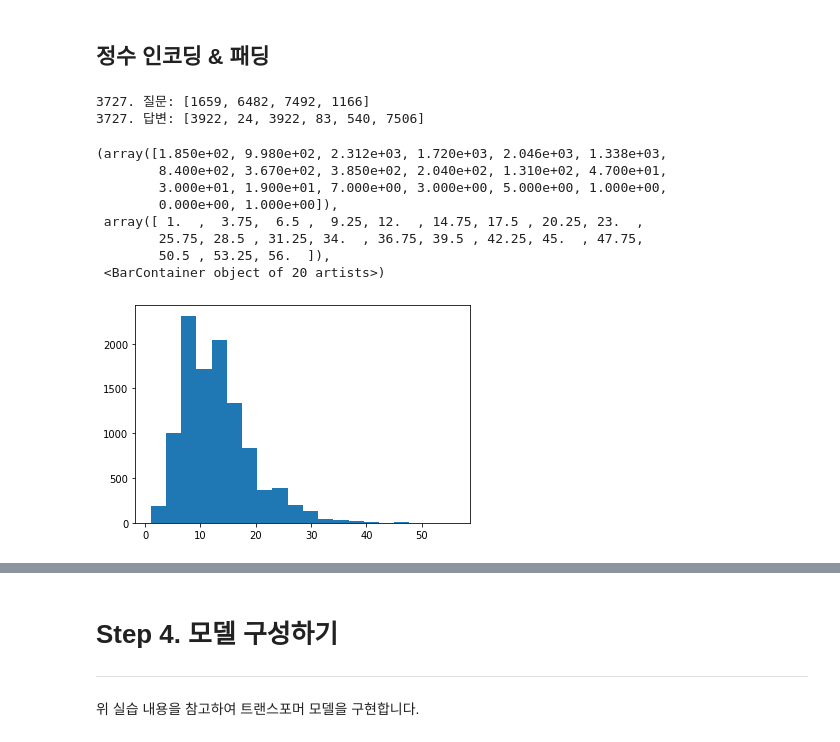
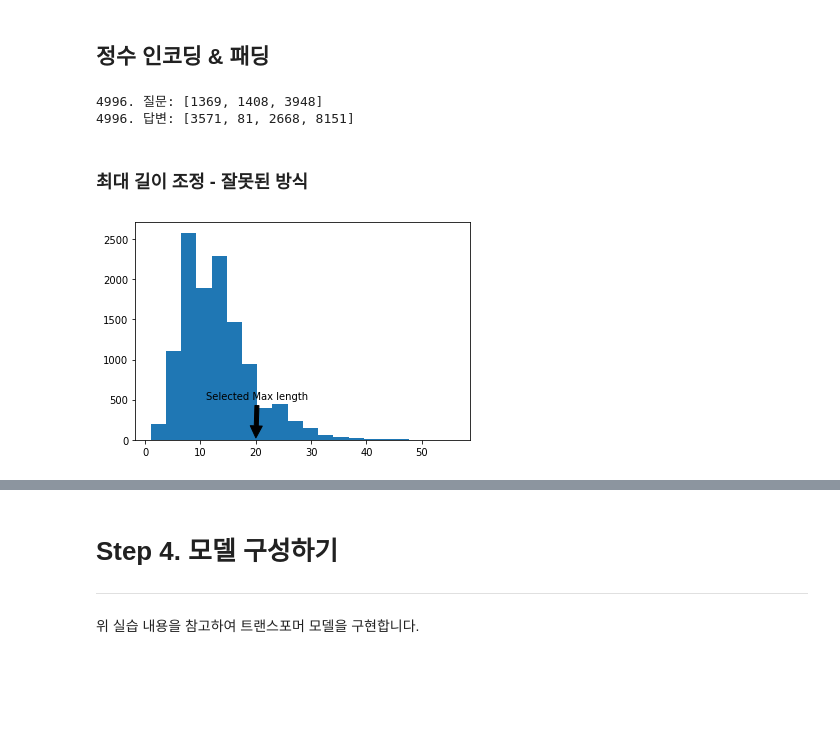
Before and after one commit to knachinen/aiffel_quest, a Jupyter notebook: m3_exploration_16/expl_16_prj_main.ipynb, the cells around one changed output, grey strips where cells are left out. Saved outputs shown, nothing was run; the diff lists cells and outputs as text; code cells hidden in the pictures; blank space fills up the shorter version.

```diff
--- a/m3_exploration_16/expl_16_prj_main.ipynb
+++ b/m3_exploration_16/expl_16_prj_main.ipynb
@@ -23,7 +23,7 @@ from sklearn.model_selection import train_test_split
 
 - [songys/Chatbot_data](https://github.com/songys/Chatbot_data/blob/master/ChatbotData.csv)
 # %%
-data = pd.read_csv('./data/ChatbotData .csv')
+data = pd.read_csv('./data/ChatBotData.csv')
 # %%
 data.info()
 # %% [output]
@@ -53,3 +53,6 @@ X_train.shape, y_train.shape, X_test.shape, y_test.shape
+# %%
+X_train = data['Q']
+y_train = data['A']
 # %% [markdown]
 
 # Step 2. 데이터 전처리하기
@@ -110,20 +130,19 @@ print(VOCAB_SIZE)
 print('{}. 질문: {}'.format(rnd_idx, tokenizer.encode(X_train[rnd_idx])))
 print('{}. 답변: {}'.format(rnd_idx, tokenizer.encode(y_train[rnd_idx])))
 # %% [output]
-3727. 질문: [1659, 6482, 7492, 1166]
-3727. 답변: [3922, 24, 3922, 83, 540, 7506]
+4996. 질문: [1369, 1408, 3948]
+4996. 답변: [3571, 81, 2668, 8151]
+# %% [markdown]
+### 최대 길이 조정 - 잘못된 방식
 # %%
 X_len = X_train.apply(lambda x: len(x))
-# %%
-plt.hist(X_len[:-1], bins=20)
-# %% [output]
-(array([1.850e+02, 9.980e+02, 2.312e+03, 1.720e+03, 2.046e+03, 1.338e+03,
-        8.400e+02, 3.670e+02, 3.850e+02, 2.040e+02, 1.310e+02, 4.700e+01,
-        3.000e+01, 1.900e+01, 7.000e+00, 3.000e+00, 5.000e+00, 1.000e+00,
-        0.000e+00, 1.000e+00]),
- array([ 1.  ,  3.75,  6.5 ,  9.25, 12.  , 14.75, 17.5 , 20.25, 23.  ,
-        25.75, 28.5 , 31.25, 34.  , 36.75, 39.5 , 42.25, 45.  , 47.75,
-        50.5 , 53.25, 56.  ]),
- <BarContainer object of 20 artists>)
-[figure, removed]
+# %%
+plt.hist(X_len[:-1], bins=20)
+plt.annotate(
+    'Selected Max length',
+    xy=(20, 0.0), xytext=(11, 500),
+    arrowprops=dict(facecolor='black', shrink=0.05))
+plt.show()
+# %% [output]
+[figure, added]
 # %%
```
Also changed, not shown: parts of 34 cells of this notebook.
